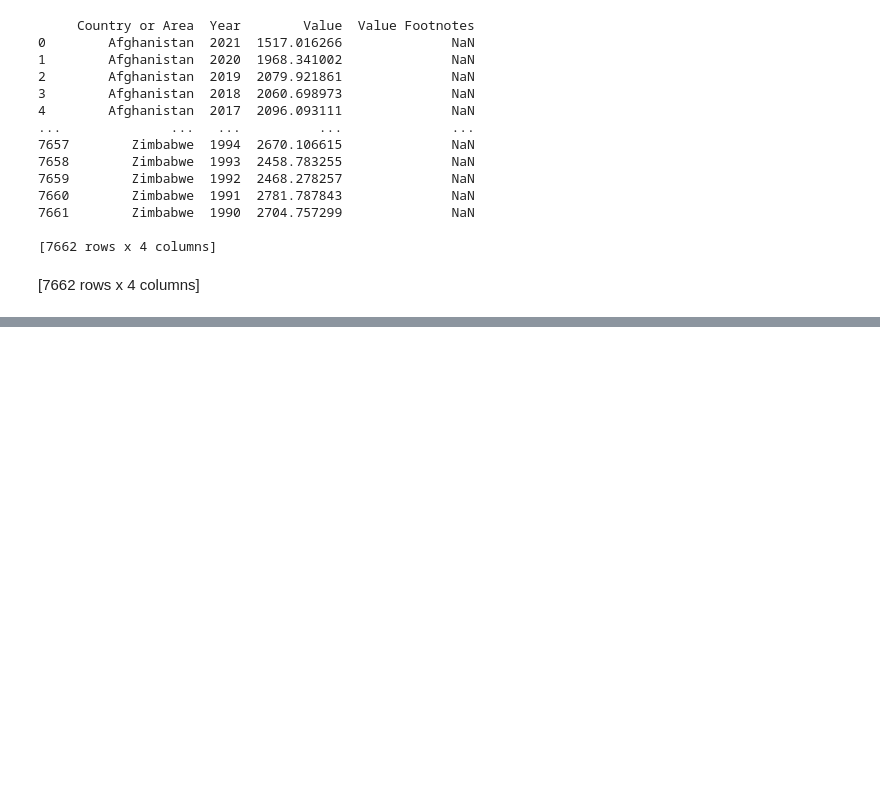
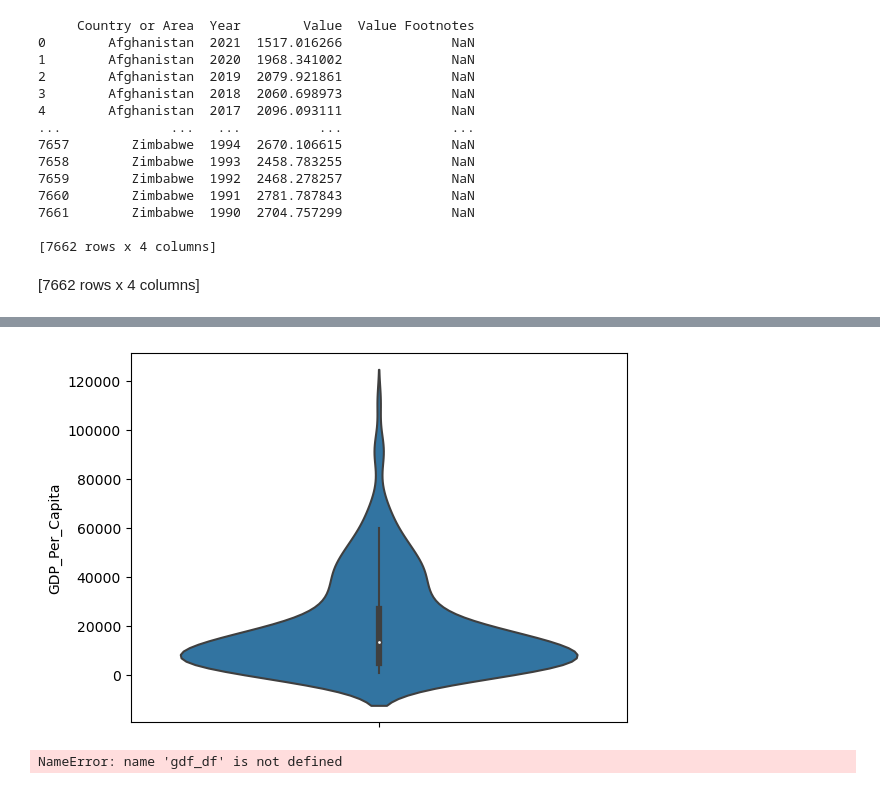
Before and after one commit to NSS-Data-Analytics-Cohort-10/gdp-and-internet-usage-Uhuegbu23, a Jupyter notebook: Notebooks/Gross_Domestic_Product_Internet_Usage.ipynb, the cells around one changed output, grey strips where cells are left out. Drawn from its saved outputs; the diff is of its cells as text; code cells hidden in the pictures; blank space fills up the shorter version.

```diff
--- a/Notebooks/Gross_Domestic_Product_Internet_Usage.ipynb
+++ b/Notebooks/Gross_Domestic_Product_Internet_Usage.ipynb
@@ -65,0 +177,11 @@ import matplotlib.pyplot as plt
+# %%
+# Plot a violinplot of the 'Gdp_per_capital' column
+GDP_Per_Capita=gdp_df_2020['GDP_Per_Capita']
+sns.violinplot(y=GDP_Per_Capita)
+plt.show()
+# %% [output]
+[figure, added]
+# %%
+gdp_df.groupby('Country')['Year'].nunique()
+# %% [output]
+NameError: name 'gdf_df' is not defined
```
Also changed, not shown: parts of 24 cells of this notebook.
